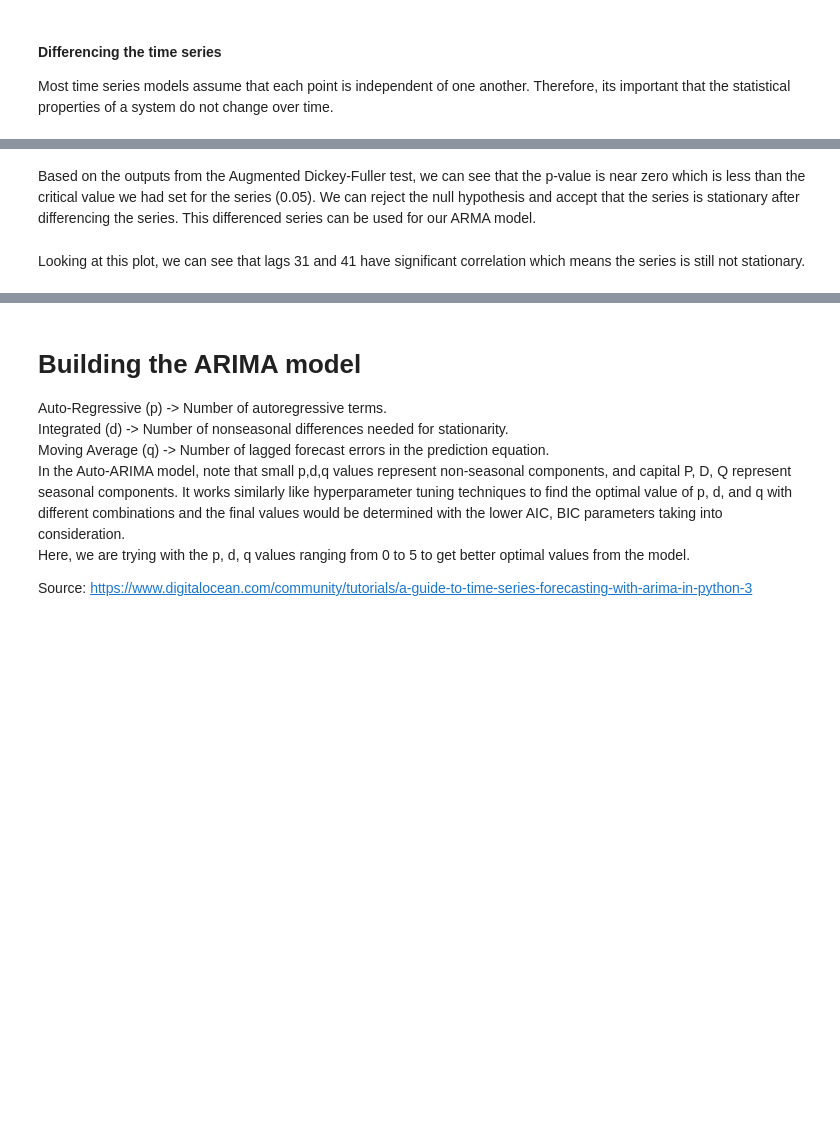
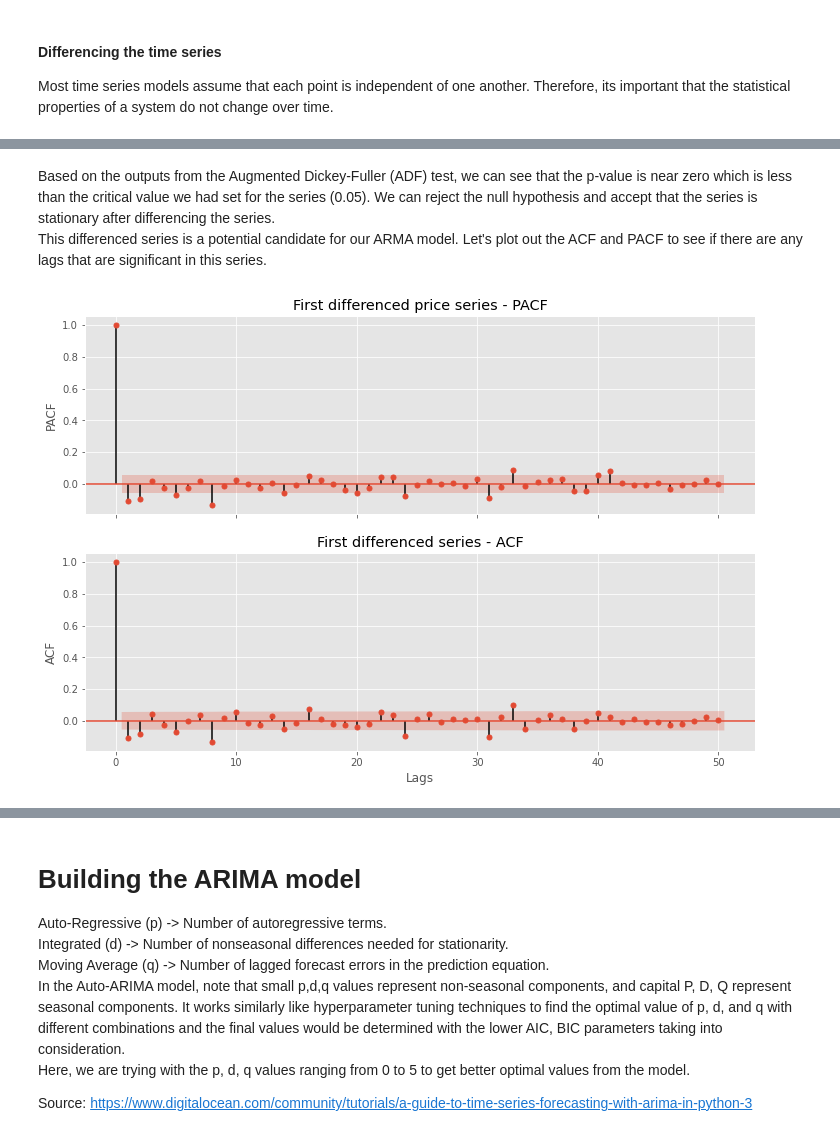
Before and after one commit to yepterence/Stock-Analysis, a Jupyter notebook: Stock-data-exploration.ipynb, the cells around one changed output, grey strips where cells are left out. Saved outputs shown, nothing was run; the diff lists cells and outputs as text; code cells hidden in the pictures; blank space fills up the shorter version.

```diff
--- a/Stock-data-exploration.ipynb
+++ b/Stock-data-exploration.ipynb
@@ -447,2 +568,3 @@ for key, value in adf_test_result[4].items():
 # %% [markdown]
-Based on the outputs from the Augmented Dickey-Fuller test, we can see that the p-value is near zero which is less than the critical value we had set for the series (0.05). We can reject the null hypothesis and accept that the series is stationary after differencing the series. This differenced series can be used for our ARMA model.
+Based on the outputs from the Augmented Dickey-Fuller (ADF) test, we can see that the p-value is near zero which is less than the critical value we had set for the series (0.05). We can reject the null hypothesis and accept that the series is stationary after differencing the series. <br>
+This differenced series is a potential candidate for our ARMA model. Let's plot out the ACF and PACF to see if there are any lags that are significant in this series.
@@ -455,2 +570,0 @@ _ = plt.ylabel('ACF')
-# %% [markdown]
-Looking at this plot, we can see that lags 31 and 41 have significant correlation which means the series is still not stationary.
@@ -465,0 +571,16 @@ plt.show()
+# %%
+# Plotting both ACF and PACF for First ordered differenced series
+fig, (ax0, ax1) = plt.subplots(nrows=2, figsize=(12,8),sharex=True)
+plot_pacf(train_first_diff,
+          lags=50,
+          title='First differenced price series - PACF',
+          ax=ax0)
+plot_acf(train_first_diff,
+         lags=50,
+         title="First differenced series - ACF",
+         ax=ax1)
+ax0.set(ylabel='PACF')
+ax1.set(ylabel='ACF')
+ax1.set(xlabel='Lags');
+# %% [output]
+[figure, added]
```
Also changed, not shown: parts of 65 cells of this notebook, 6 other files.
